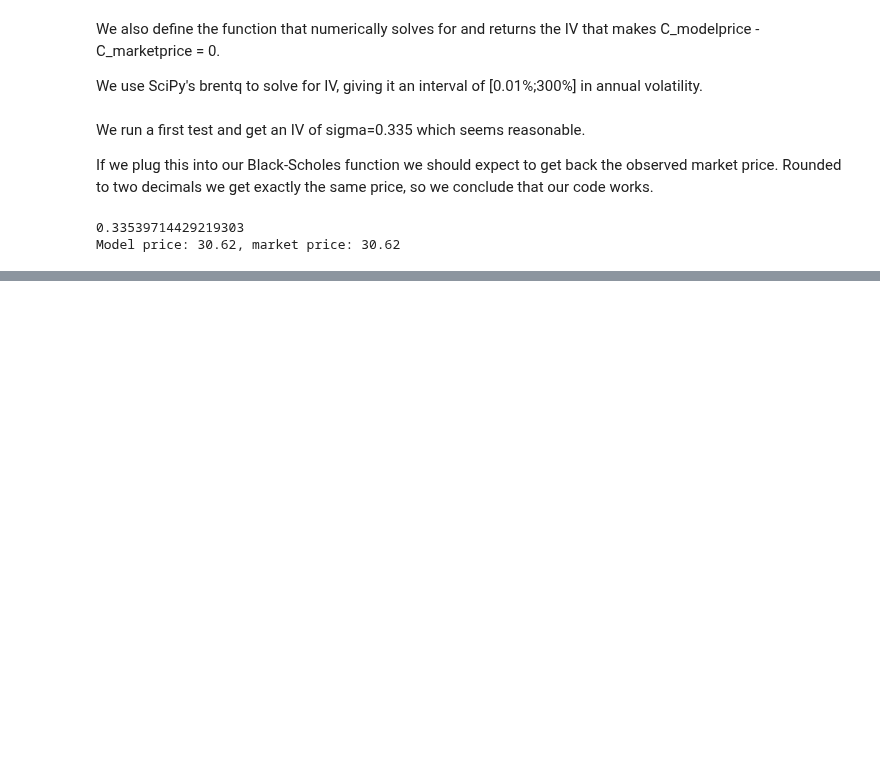
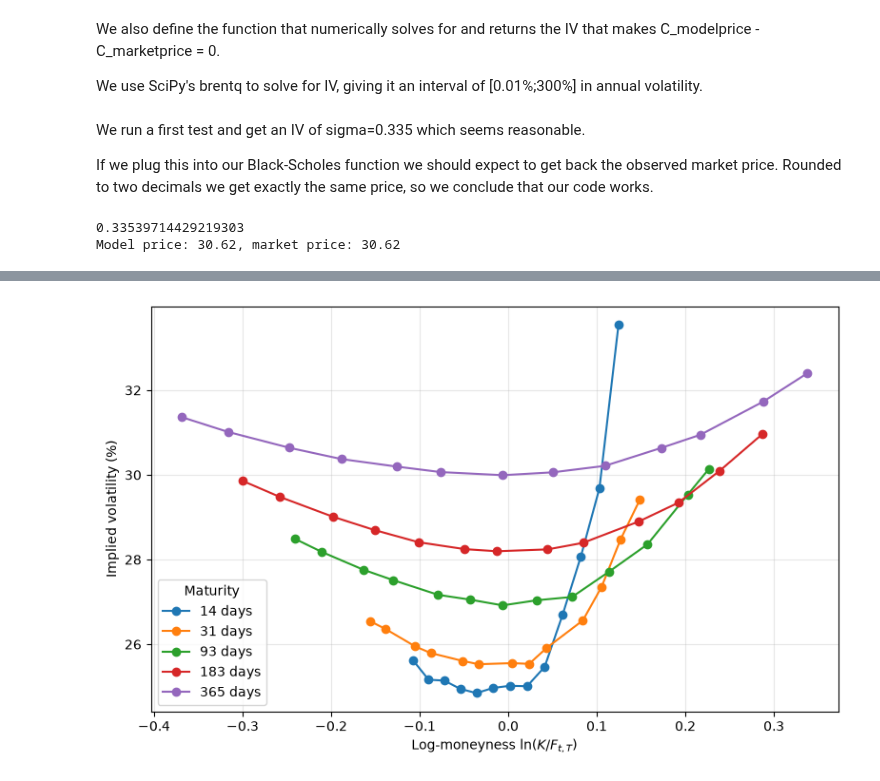
Before and after one commit to dvli22/Assignment-Mandatory, a Jupyter notebook: assignment1.ipynb, the cells around one changed output, grey strips where cells are left out. Drawn from its saved outputs; the diff is of its cells as text; code cells hidden in the pictures; blank space fills up the shorter version.

```diff
--- a/assignment1.ipynb
+++ b/assignment1.ipynb
@@ -93,3 +93,23 @@ options.head()
 # %%
 options["forward"] = S * np.exp(r * options["tau"])
-options["log_moneyness"]
+options["log_moneyness"] = np.log(options["forward"] / options["strike"])
+# %%
+plt.figure(figsize=(8, 5))
+
+for days, group in options.groupby("days"):
+    group = group.sort_values("log_moneyness")
+    plt.plot(
+        group["log_moneyness"],
+        100 * group["iv"],
+        marker="o",
+        label=f"{int(days)} days"
+    )
+
+plt.xlabel(r"Log-moneyness $\ln(K/F_{t,T})$")
+plt.ylabel("Implied volatility (%)")
+plt.legend(title="Maturity")
+plt.grid(alpha=0.3)
+plt.tight_layout()
+plt.show()
+# %% [output]
+[figure, added]
```
Also changed, not shown: parts of 3 cells of this notebook.
